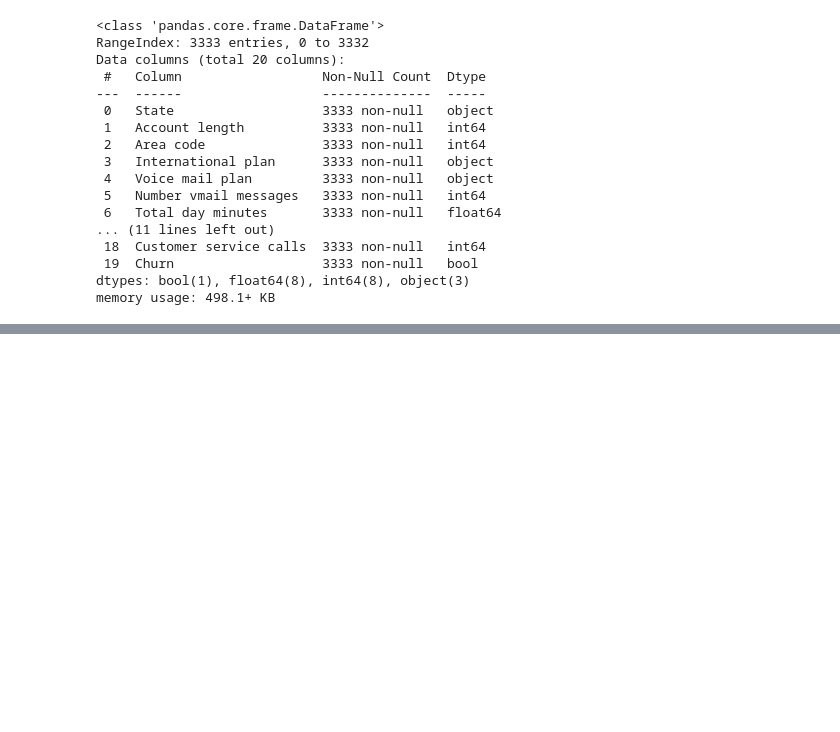
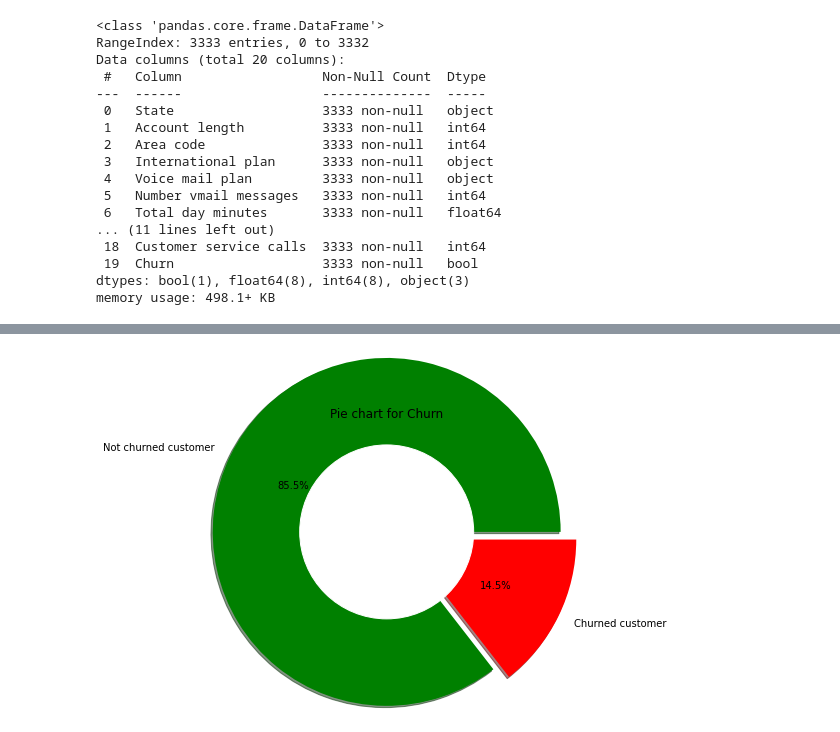
Before and after one commit to Ankitgpt357/EDA-telecom_churn-analysis2, a Jupyter notebook: My_EDA_telecom_churn_analysis.ipynb, the cells around one changed output, grey strips where cells are left out. Drawn from its saved outputs; the diff is of its cells as text; code cells hidden in the pictures; blank space fills up the shorter version.

```diff
--- a/My_EDA_telecom_churn_analysis.ipynb
+++ b/My_EDA_telecom_churn_analysis.ipynb
@@ -152,0 +318,12 @@ memory usage: 498.1+ KB
+# %%
+#the Donut Plot to analyze churn
+data = telecom['Churn'].value_counts()
+explode = (0, 0.2)
+plt.pie(data, explode = explode,autopct='%1.1f%%',shadow=True,radius = 2.0, labels = ['Not churned customer','Churned customer'],colors=['green' ,'red'])
+circle = plt.Circle( (0,0), 1, color='white')
+p=plt.gcf()
+p.gca().add_artist(circle)
+plt.title('Pie chart for Churn')
+plt.show()
+# %% [output]
+[figure, added]
```
Also changed, not shown: parts of 18 cells of this notebook.
